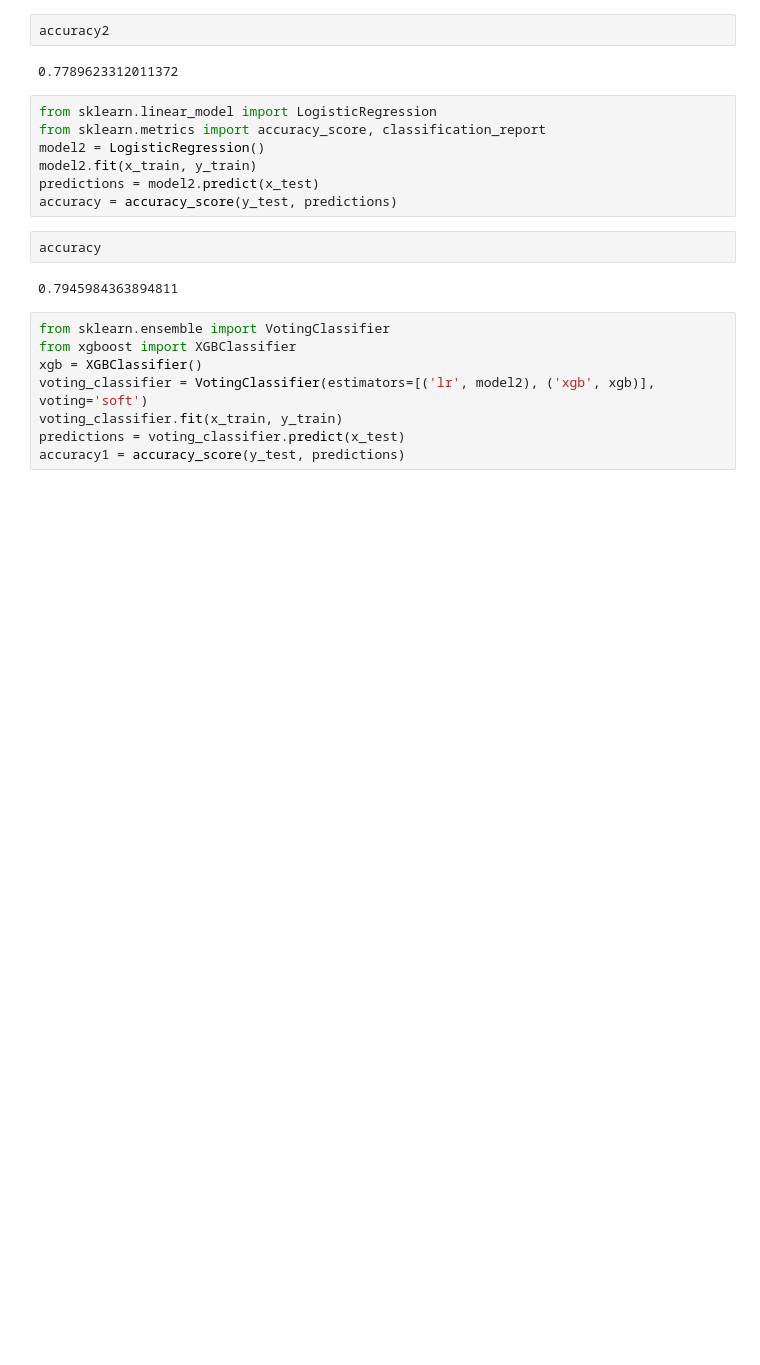
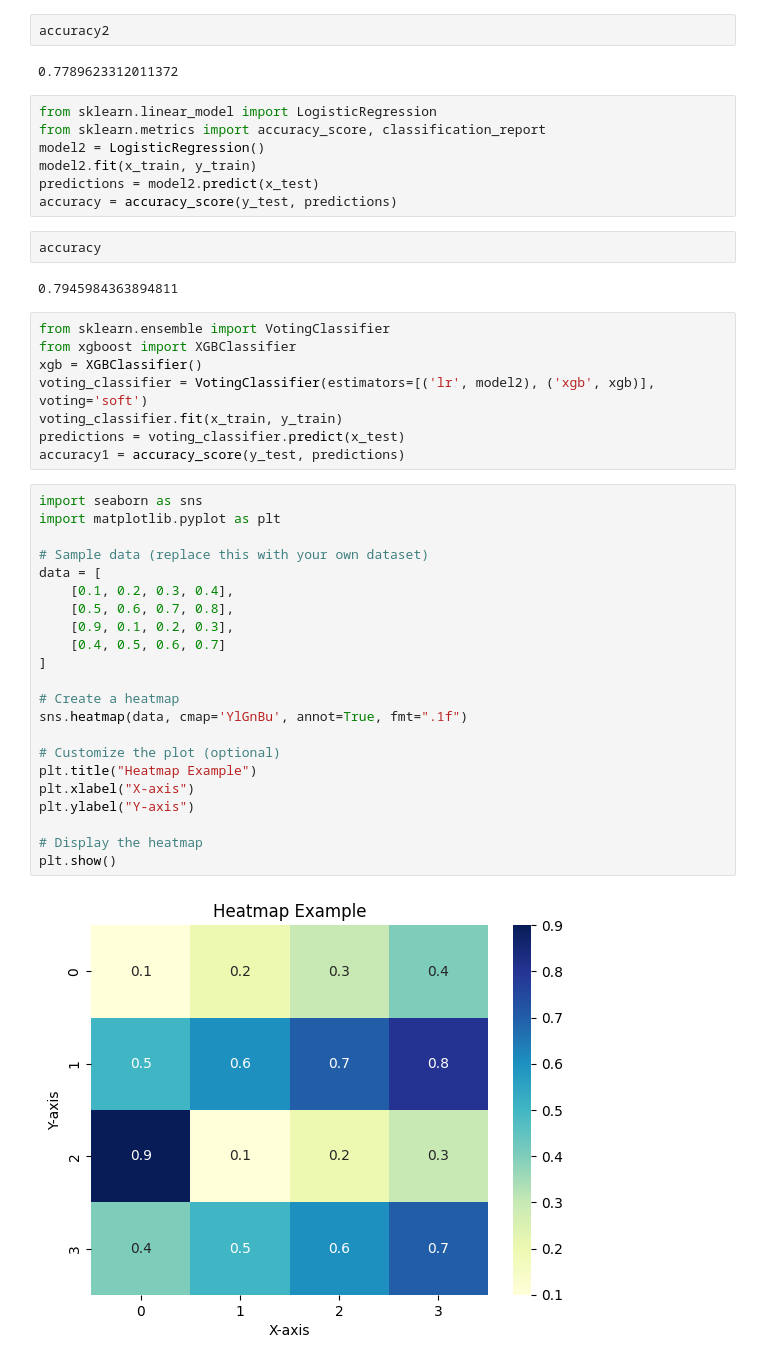
Before and after one commit to Parth9669/Customer-Churn, a Jupyter notebook: Customer_Churn_Prediction.ipynb, the cells around one changed output. Drawn from its saved outputs; the diff is of its cells as text; blank space fills up the shorter version.

```diff
--- a/Customer_Churn_Prediction.ipynb
+++ b/Customer_Churn_Prediction.ipynb
@@ -385,3 +387,27 @@ voting_classifier = VotingClassifier(estimators=[('lr', model2), ('xgb', xgb)],
 voting_classifier.fit(x_train, y_train)
 predictions = voting_classifier.predict(x_test)
 accuracy1 = accuracy_score(y_test, predictions)
+# %%
+import seaborn as sns
+import matplotlib.pyplot as plt
+
+# Sample data (replace this with your own dataset)
+data = [
+    [0.1, 0.2, 0.3, 0.4],
+    [0.5, 0.6, 0.7, 0.8],
+    [0.9, 0.1, 0.2, 0.3],
+    [0.4, 0.5, 0.6, 0.7]
+]
+
+# Create a heatmap
+sns.heatmap(data, cmap='YlGnBu', annot=True, fmt=".1f")
+
+# Customize the plot (optional)
+plt.title("Heatmap Example")
+plt.xlabel("X-axis")
+plt.ylabel("Y-axis")
+
+# Display the heatmap
+plt.show()
+# %% [output]
+[figure, added]
```
Also changed, not shown: parts of 3 cells of this notebook.
